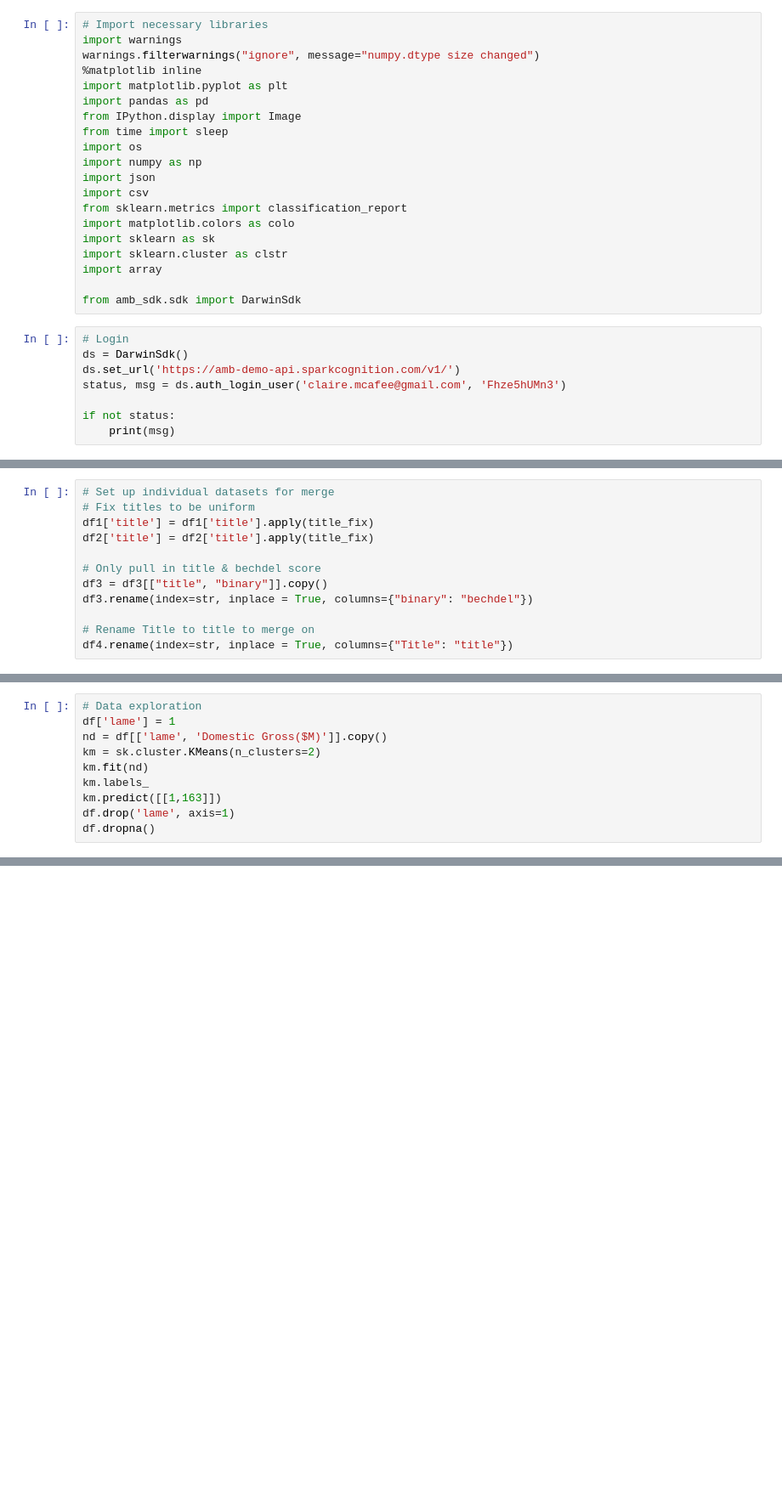
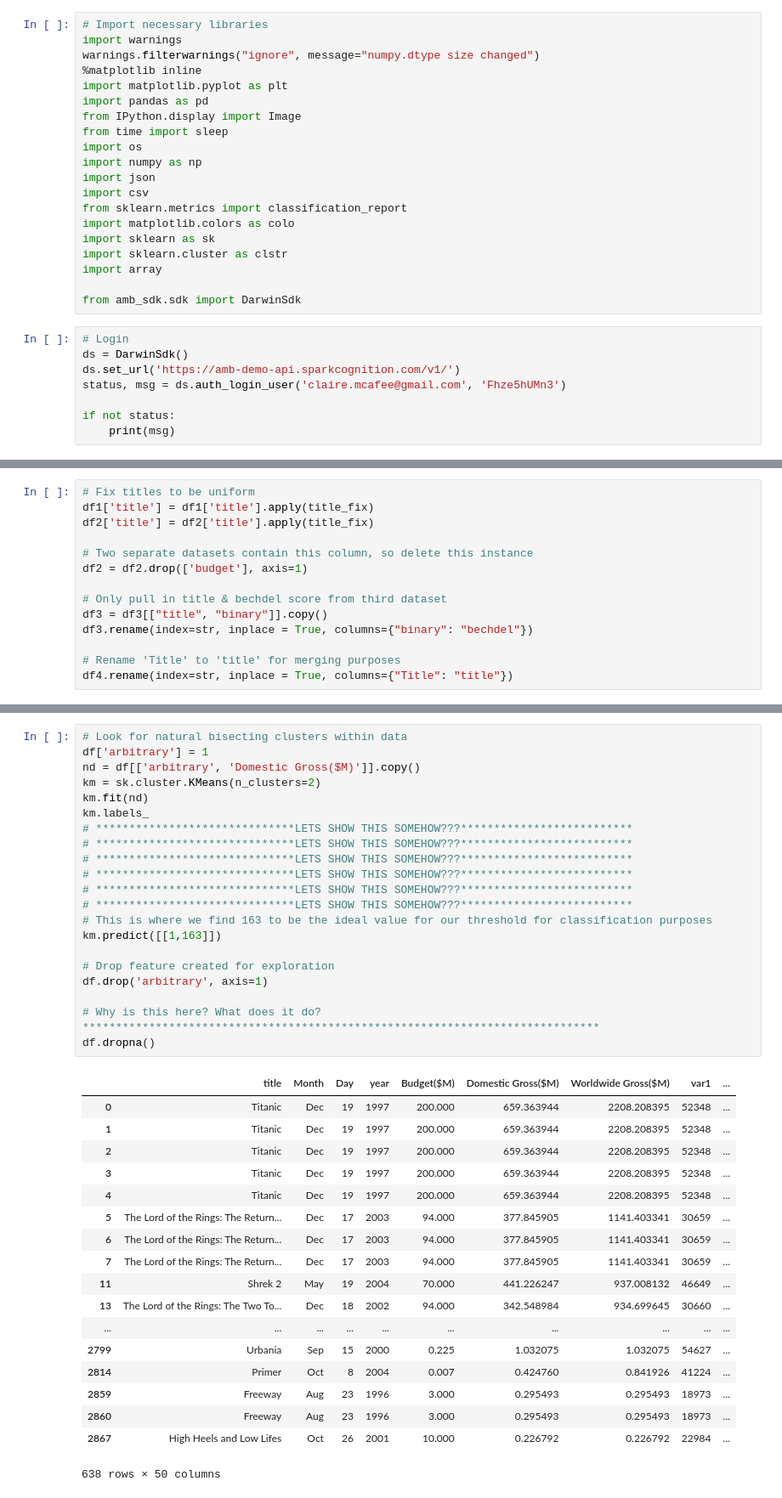
Before and after one commit to JZillifro/cs363_data_mining_final, a Jupyter notebook: darwin-sdk-master/DataMiningProject.ipynb, the cells around one changed output, grey strips where cells are left out. Shown at 85% size. Saved outputs shown, nothing was run; the diff lists cells and outputs as text; blank space fills up the shorter version.

```diff
--- a/darwin-sdk-master/DataMiningProject.ipynb
+++ b/darwin-sdk-master/DataMiningProject.ipynb
@@ -199,14 +81,16 @@ def title_fix(title):
         return "A " + title[:-3]
     return title
 # %%
-# Set up individual datasets for merge
 # Fix titles to be uniform
 df1['title'] = df1['title'].apply(title_fix)
 df2['title'] = df2['title'].apply(title_fix)
 
-# Only pull in title & bechdel score
+# Two separate datasets contain this column, so delete this instance
+df2 = df2.drop(['budget'], axis=1)
+
+# Only pull in title & bechdel score from third dataset
 df3 = df3[["title", "binary"]].copy()
 df3.rename(index=str, inplace = True, columns={"binary": "bechdel"})
 
-# Rename Title to title to merge on
+# Rename 'Title' to 'title' for merging purposes
 df4.rename(index=str, inplace = True, columns={"Title": "title"})
@@ -254,10 +114,0 @@ Name: Domestic Gross($M), dtype: int64
-# %%
-# Data exploration
-df['lame'] = 1
-nd = df[['lame', 'Domestic Gross($M)']].copy()
-km = sk.cluster.KMeans(n_clusters=2)
-km.fit(nd)
-km.labels_
-km.predict([[1,163]])
-df.drop('lame', axis=1)
-df.dropna()
@@ -487,0 +149,40 @@ else:
+# %%
+# Look for natural bisecting clusters within data
+df['arbitrary'] = 1
+nd = df[['arbitrary', 'Domestic Gross($M)']].copy()
+km = sk.cluster.KMeans(n_clusters=2)
+km.fit(nd)
+km.labels_
+# ******************************LETS SHOW THIS SOMEHOW???**************************
+# ******************************LETS SHOW THIS SOMEHOW???**************************
+# ******************************LETS SHOW THIS SOMEHOW???**************************
+# ******************************LETS SHOW THIS SOMEHOW???**************************
+# ******************************LETS SHOW THIS SOMEHOW???**************************
+# ******************************LETS SHOW THIS SOMEHOW???**************************
+# This is where we find 163 to be the ideal value for our threshold for classification purposes
+km.predict([[1,163]])
+
+# Drop feature created for exploration
+df.drop('arbitrary', axis=1)
+
+# Why is this here? What does it do?******************************************************************************
+df.dropna()
+# %% [output]
+|  | title | Month | Day | year | Budget($M) | Domestic Gross($M) | Worldwide Gross($M) | var1 | ... |
+| 0 | Titanic | Dec | 19 | 1997 | 200.000 | 659.363944 | 2208.208395 | 52348 | ... |
+| 1 | Titanic | Dec | 19 | 1997 | 200.000 | 659.363944 | 2208.208395 | 52348 | ... |
+| 2 | Titanic | Dec | 19 | 1997 | 200.000 | 659.363944 | 2208.208395 | 52348 | ... |
+| 3 | Titanic | Dec | 19 | 1997 | 200.000 | 659.363944 | 2208.208395 | 52348 | ... |
+| 4 | Titanic | Dec | 19 | 1997 | 200.000 | 659.363944 | 2208.208395 | 52348 | ... |
+| 5 | The Lord of the Rings: The Return... | Dec | 17 | 2003 | 94.000 | 377.845905 | 1141.403341 | 30659 | ... |
+| 6 | The Lord of the Rings: The Return... | Dec | 17 | 2003 | 94.000 | 377.845905 | 1141.403341 | 30659 | ... |
+| 7 | The Lord of the Rings: The Return... | Dec | 17 | 2003 | 94.000 | 377.845905 | 1141.403341 | 30659 | ... |
+| 11 | Shrek 2 | May | 19 | 2004 | 70.000 | 441.226247 | 937.008132 | 46649 | ... |
+| 13 | The Lord of the Rings: The Two To... | Dec | 18 | 2002 | 94.000 | 342.548984 | 934.699645 | 30660 | ... |
+| ... | ... | ... | ... | ... | ... | ... | ... | ... | ... |
+| 2799 | Urbania | Sep | 15 | 2000 | 0.225 | 1.032075 | 1.032075 | 54627 | ... |
+| 2814 | Primer | Oct | 8 | 2004 | 0.007 | 0.424760 | 0.841926 | 41224 | ... |
+| 2859 | Freeway | Aug | 23 | 1996 | 3.000 | 0.295493 | 0.295493 | 18973 | ... |
+| 2860 | Freeway | Aug | 23 | 1996 | 3.000 | 0.295493 | 0.295493 | 18973 | ... |
+| 2867 | High Heels and Low Lifes | Oct | 26 | 2001 | 10.000 | 0.226792 | 0.226792 | 22984 | ... |
+638 rows × 50 columns
```
Also changed, not shown: parts of 55 cells of this notebook, 1 other file.
